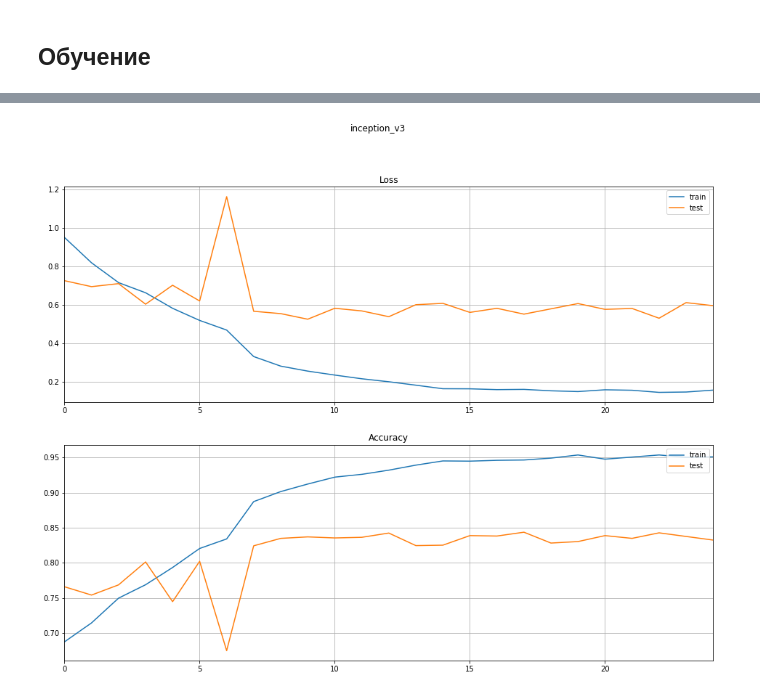
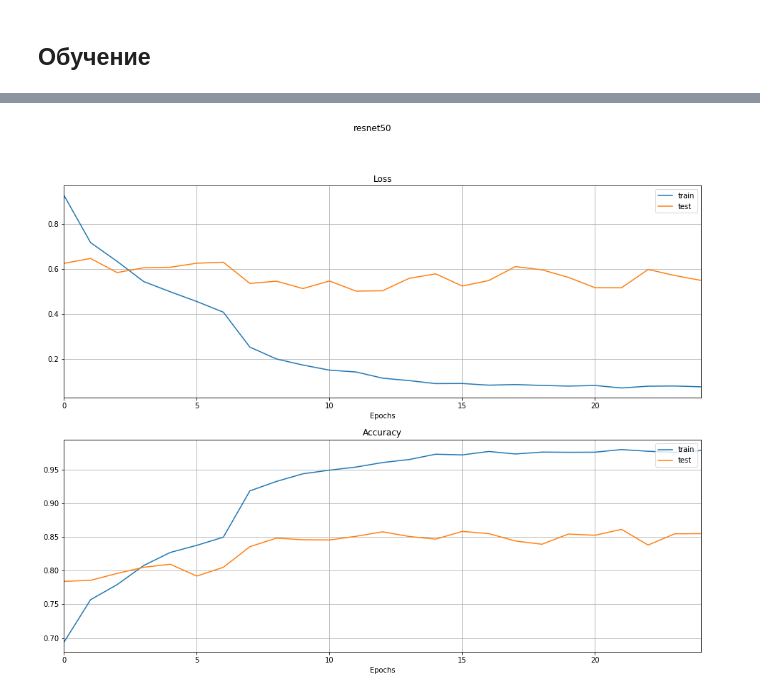
Before and after one commit to gurmaaan/MedNN, a Jupyter notebook: Trained_CNN_no_changes_in_data.ipynb, the cells around one changed output, grey strips where cells are left out. Saved outputs shown, nothing was run; the diff lists cells and outputs as text; code cells hidden in the pictures.

```diff
--- a/Trained_CNN_no_changes_in_data.ipynb
+++ b/Trained_CNN_no_changes_in_data.ipynb
@@ -340,6 +315,7 @@ def plot_learning_curve(path):
     axs[0].set_title("Loss")
     axs[0].plot(epochs, data["train"]["loss"], label="train")
     axs[0].plot(epochs, data["test"]["loss"], label="test")
+    axs[0].set_xlabel("Epochs")
     axs[0].legend(loc=1)
     axs[0].grid()
     axs[0].set_xlim(xmin=0, xmax=epochs[-1])
@@ -350,7 +326,8 @@ def plot_learning_curve(path):
     axs[1].legend(loc=1)
     axs[1].grid()
     axs[1].set_xlim(xmin=0,xmax=epochs[-1])
+    axs[1].set_xlabel("Epochs")
 # %%
-plot_learning_curve("nn/default/learning/inception_v3.json")
+plot_learning_curve("nn/default/learning/resnet50.json")
 # %% [output]
-[figure, old version]
+[figure, new version]
```
Also changed, not shown: parts of 6 cells of this notebook.
